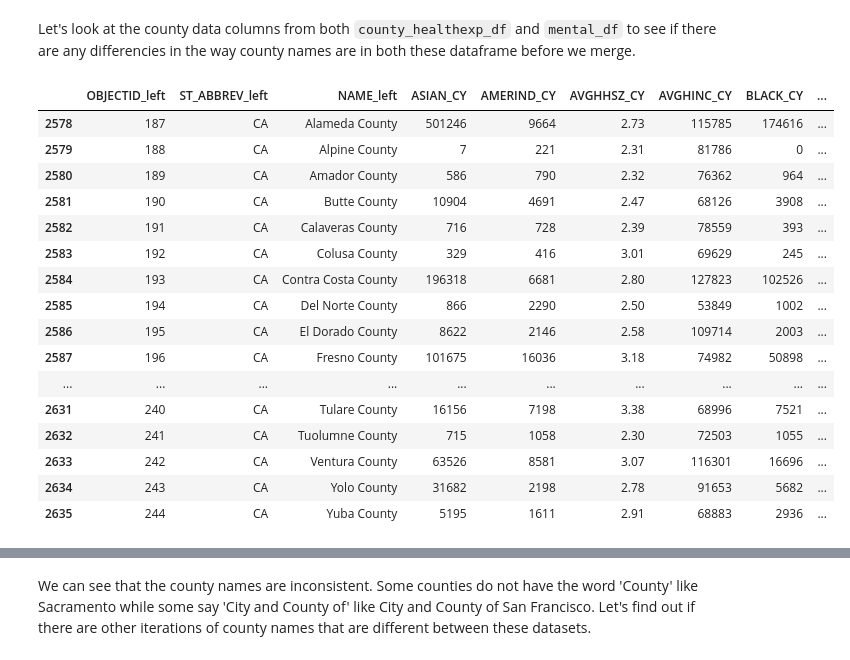
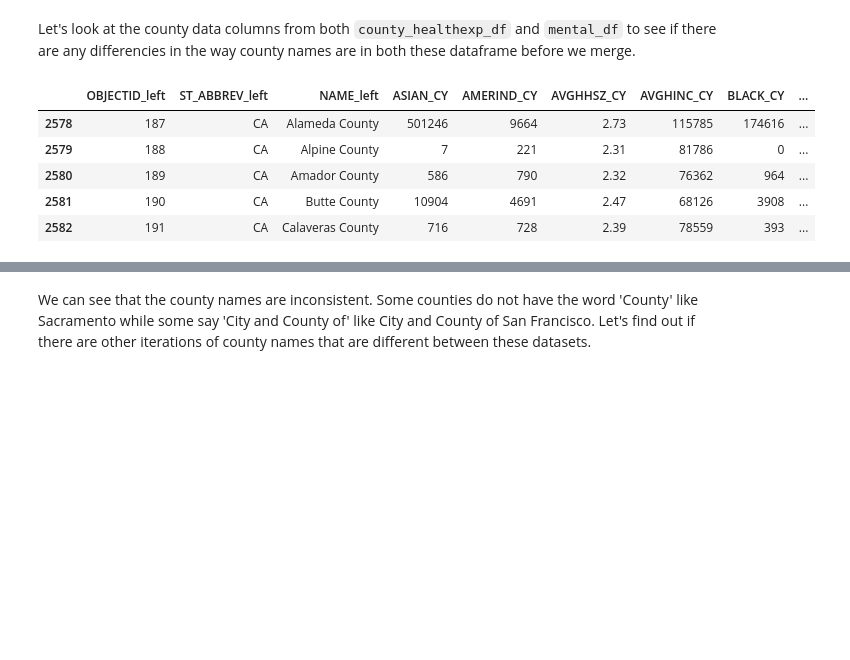
Before and after one commit to mohi9282/arcgis-python-api, a Jupyter notebook: samples/04_gis_analysts_data_scientists/provider_shortage_part4_mental_spatial.ipynb, the cells around one changed output, grey strips where cells are left out. Cells and saved outputs as stored; diff of their text form; code cells hidden in the pictures; blank space fills up the shorter version.

```diff
--- a/samples/04_gis_analysts_data_scientists/provider_shortage_part4_mental_spatial.ipynb
+++ b/samples/04_gis_analysts_data_scientists/provider_shortage_part4_mental_spatial.ipynb
@@ -312,23 +320,12 @@ mental_df.dropna(subset=['subregion'], inplace=True)
 # %% [markdown]
 Let's look at the county data columns from both `county_healthexp_df` and `mental_df` to see if there are any differencies in the way county names are in both these dataframe before we merge.
 # %%
-county_healthexp_df[county_healthexp_df['ST_ABBREV_left']=='CA']
+county_healthexp_df[county_healthexp_df['ST_ABBREV_left']=='CA'].head()
 # %% [output]
 |  | OBJECTID_left | ST_ABBREV_left | NAME_left | ASIAN_CY | AMERIND_CY | AVGHHSZ_CY | AVGHINC_CY | BLACK_CY | ... |
 | 2578 | 187 | CA | Alameda County | 501246 | 9664 | 2.73 | 115785 | 174616 | ... |
 | 2579 | 188 | CA | Alpine County | 7 | 221 | 2.31 | 81786 | 0 | ... |
 | 2580 | 189 | CA | Amador County | 586 | 790 | 2.32 | 76362 | 964 | ... |
 | 2581 | 190 | CA | Butte County | 10904 | 4691 | 2.47 | 68126 | 3908 | ... |
 | 2582 | 191 | CA | Calaveras County | 716 | 728 | 2.39 | 78559 | 393 | ... |
-| 2583 | 192 | CA | Colusa County | 329 | 416 | 3.01 | 69629 | 245 | ... |
-| 2584 | 193 | CA | Contra Costa County | 196318 | 6681 | 2.80 | 127823 | 102526 | ... |
-| 2585 | 194 | CA | Del Norte County | 866 | 2290 | 2.50 | 53849 | 1002 | ... |
-| 2586 | 195 | CA | El Dorado County | 8622 | 2146 | 2.58 | 109714 | 2003 | ... |
-| 2587 | 196 | CA | Fresno County | 101675 | 16036 | 3.18 | 74982 | 50898 | ... |
-| ... | ... | ... | ... | ... | ... | ... | ... | ... | ... |
-| 2631 | 240 | CA | Tulare County | 16156 | 7198 | 3.38 | 68996 | 7521 | ... |
-| 2632 | 241 | CA | Tuolumne County | 715 | 1058 | 2.30 | 72503 | 1055 | ... |
-| 2633 | 242 | CA | Ventura County | 63526 | 8581 | 3.07 | 116301 | 16696 | ... |
-| 2634 | 243 | CA | Yolo County | 31682 | 2198 | 2.78 | 91653 | 5682 | ... |
-| 2635 | 244 | CA | Yuba County | 5195 | 1611 | 2.91 | 68883 | 2936 | ... |
 # %%
```
Also changed, not shown: parts of 79 cells of this notebook, 3 other files.
